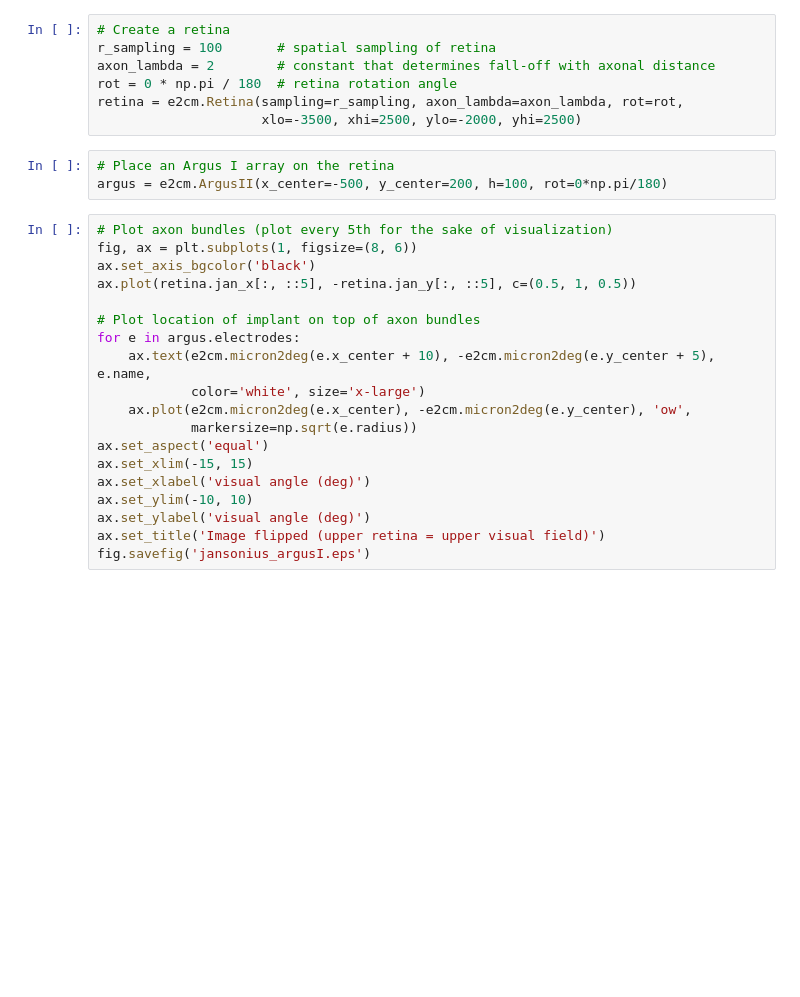
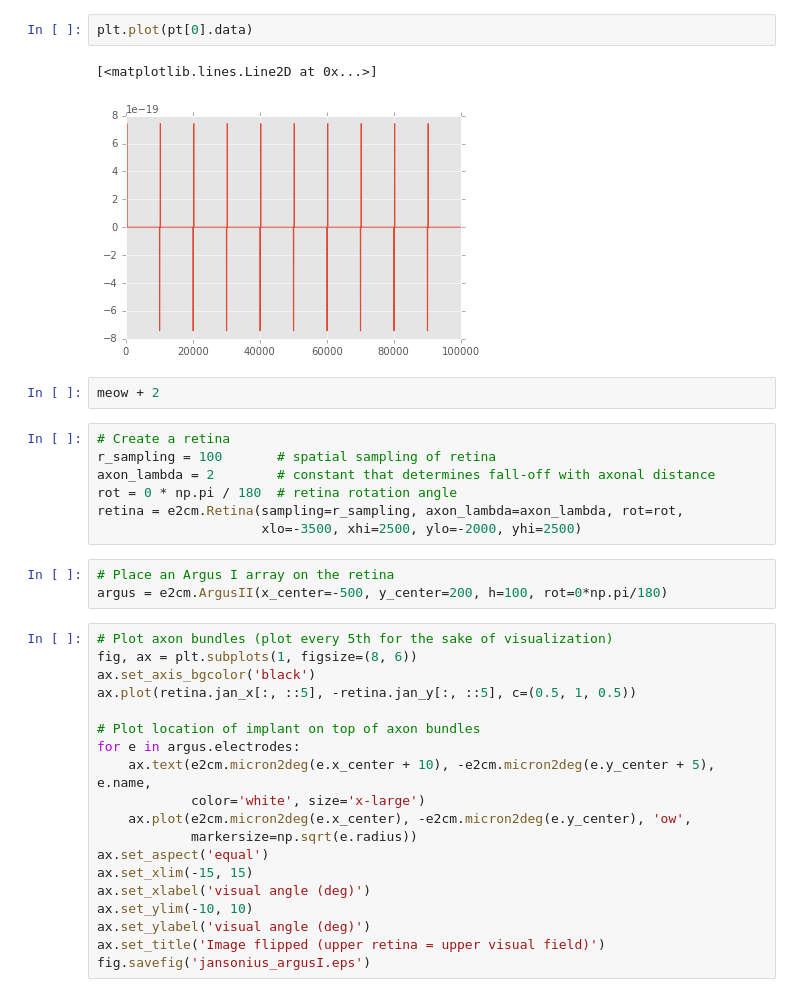
Before and after one commit to pulse2percept/pulse2percept, a Jupyter notebook: examples/notebooks/0.1-image2percept.ipynb, the cells around one changed output. Cells and saved outputs as stored; diff of their text form; blank space fills up the shorter version.

```diff
--- a/examples/notebooks/0.1-image2percept.ipynb
+++ b/examples/notebooks/0.1-image2percept.ipynb
@@ -10,3 +48,10 @@ import matplotlib.pyplot as plt
+# %%
+plt.plot(pt[0].data)
+# %% [output]
+[<matplotlib.lines.Line2D at 0x...>]
+[figure, added]
+# %%
+meow + 2
 # %%
 # Create a retina
 r_sampling = 100       # spatial sampling of retina
```
Also changed, not shown: parts of 15 cells of this notebook, 2 other files.
